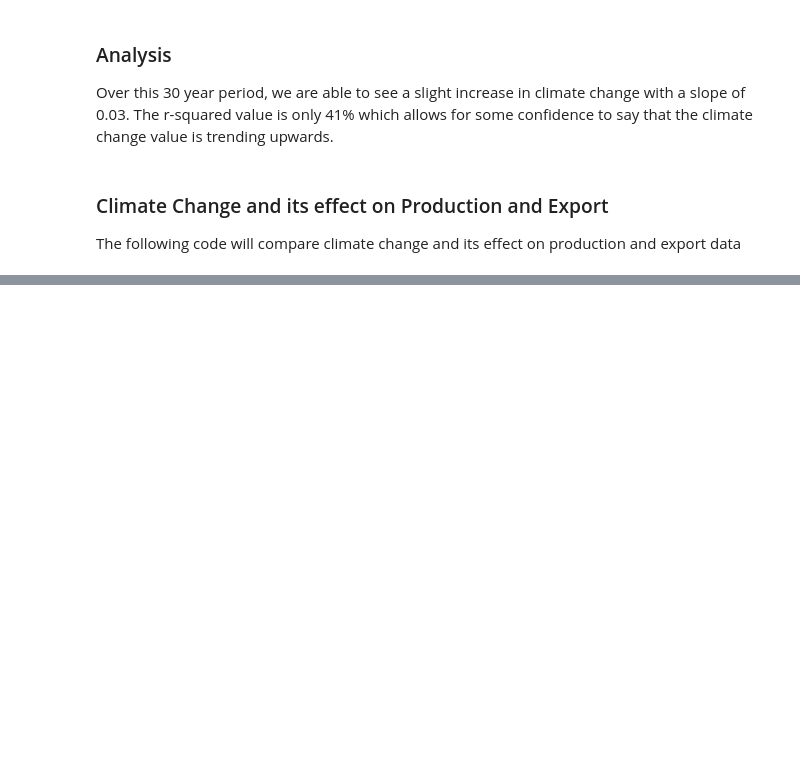
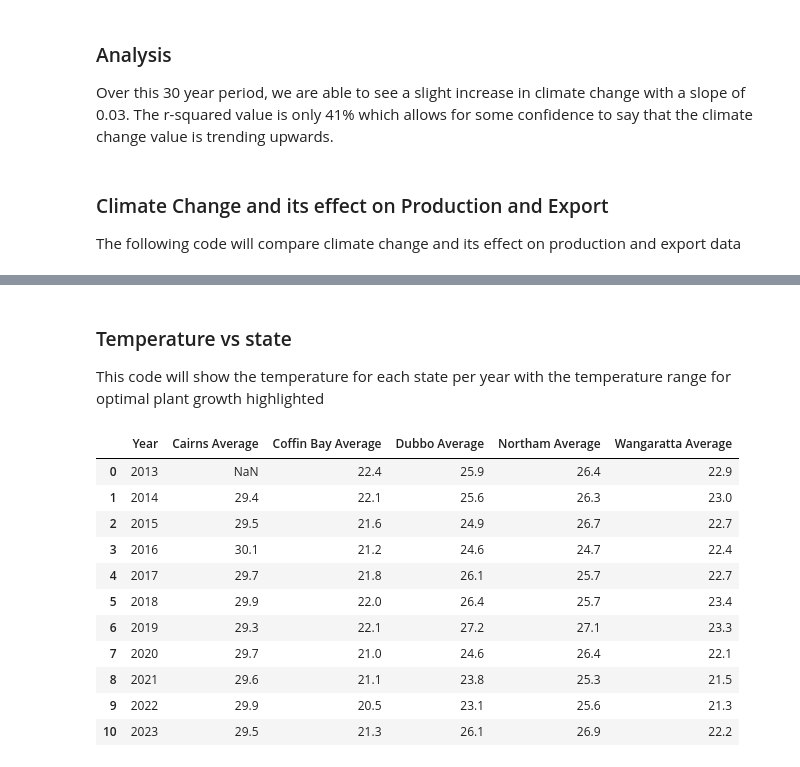
Before and after one commit to B-osborne1/project-one, a Jupyter notebook: project_main_script.ipynb, the cells around one changed output, grey strips where cells are left out. Drawn from its saved outputs; the diff is of its cells as text; code cells hidden in the pictures; blank space fills up the shorter version.

```diff
--- a/project_main_script.ipynb
+++ b/project_main_script.ipynb
@@ -310,0 +335,37 @@ climate_export_data = pd.merge(climate_change_new_2017, gmr_export_data)
+# %% [markdown]
+### Temperature vs state
+
+This code will show the temperature for each state per year with the temperature range for optimal plant growth highlighted
+# %%
+cairns_temp = pd.read_csv('Resources/Cairns_QL_BOM/Cairns_Annual_Mean_Max_Temp.csv')
+coffin_bay_temp = pd.read_csv('Resources/CoffinBay_SA_BOM/Wanilla_Annual_Mean_Max_Temp.csv')
+dubbo_temp = pd.read_csv('Resources/Dubbo_NSW_BOM/Dubbo_Anuual_Mean_Max_Temp.csv')
+northam_temp = pd.read_csv('Resources/Northam_WA_BOM/Northam_Annual_Mean_Max_Temp.csv')
+wangaratta_temp = pd.read_csv('Resources/Wangaratta_VIC_BOM/Wangaratta_Annual_Mean_Max_Temp.csv')
+
+cairns_temp = cairns_temp[['Year', 'Annual']]
+coffin_bay_temp = coffin_bay_temp[['Year', 'Annual']]
+dubbo_temp = dubbo_temp[['Year', 'Annual']]
+northam_temp = northam_temp[['Year', 'Annual']]
+wangaratta_temp = wangaratta_temp[['Year', 'Annual']]
+
+city_temp = cairns_temp
+city_temp = city_temp.rename(columns={'Annual' : 'Cairns Average'})
+city_temp = city_temp.merge(coffin_bay_temp.rename(columns={'Annual' : 'Coffin Bay Average'}), how='left', on='Year')
+city_temp = city_temp.merge(dubbo_temp.rename(columns={"Annual" : 'Dubbo Average'}), how='left', on='Year')
+city_temp = city_temp.merge(northam_temp.rename(columns={'Annual' : "Northam Average"}), how='left', on='Year')
+city_temp = city_temp.merge(wangaratta_temp.rename(columns={'Annual' : "Wangaratta Average"}), how='left', on='Year')
+city_temp
+# %% [output]
+|  | Year | Cairns Average | Coffin Bay Average | Dubbo Average | Northam Average | Wangaratta Average |
+| 0 | 2013 | NaN | 22.4 | 25.9 | 26.4 | 22.9 |
+| 1 | 2014 | 29.4 | 22.1 | 25.6 | 26.3 | 23.0 |
+| 2 | 2015 | 29.5 | 21.6 | 24.9 | 26.7 | 22.7 |
+| 3 | 2016 | 30.1 | 21.2 | 24.6 | 24.7 | 22.4 |
+| 4 | 2017 | 29.7 | 21.8 | 26.1 | 25.7 | 22.7 |
+| 5 | 2018 | 29.9 | 22.0 | 26.4 | 25.7 | 23.4 |
+| 6 | 2019 | 29.3 | 22.1 | 27.2 | 27.1 | 23.3 |
+| 7 | 2020 | 29.7 | 21.0 | 24.6 | 26.4 | 22.1 |
+| 8 | 2021 | 29.6 | 21.1 | 23.8 | 25.3 | 21.5 |
+| 9 | 2022 | 29.9 | 20.5 | 23.1 | 25.6 | 21.3 |
+| 10 | 2023 | 29.5 | 21.3 | 26.1 | 26.9 | 22.2 |
```
Also changed, not shown: parts of 4 cells of this notebook, 31 other files.
